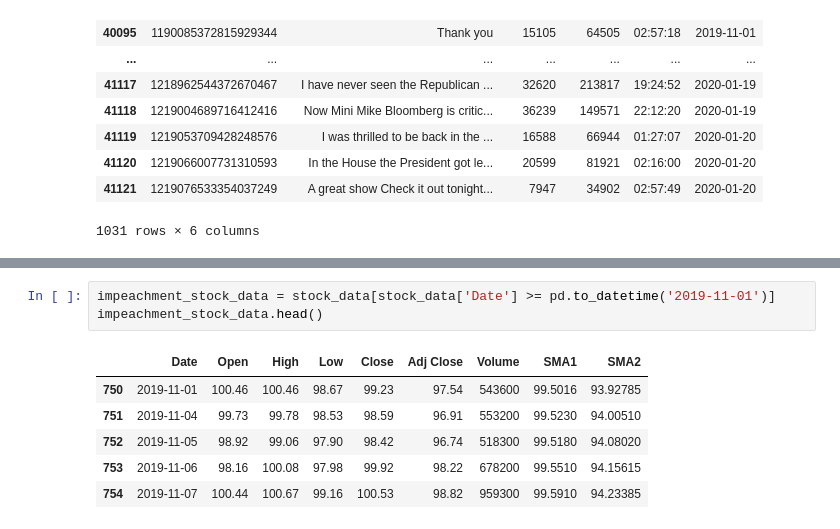
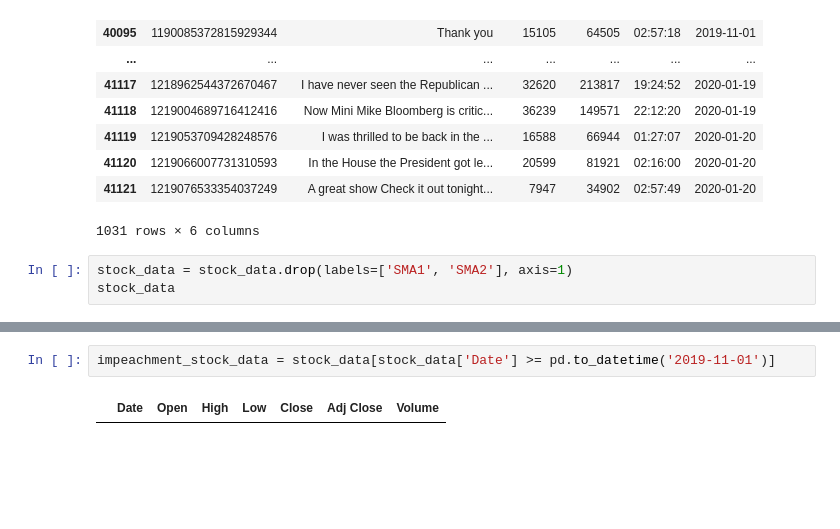
Before and after one commit to cybertraining-dsc/fa20-523-307, a Jupyter notebook: project/Analysis of Financial Markets based on President Trump's Tweets.ipynb, the cells around one changed output, grey strips where cells are left out. Saved outputs shown, nothing was run; the diff lists cells and outputs as text; blank space fills up the shorter version.

Commit message:
Work on adding weekend stock values

```diff
--- a/project/Analysis of Financial Markets based on President Trump's Tweets.ipynb
+++ b/project/Analysis of Financial Markets based on President Trump's Tweets.ipynb
@@ -660,3 +657,6 @@ impeachment_tweets
 | 41120 | 1219066007731310593 | In the House the President got le... | 20599 | 81921 | 02:16:00 | 2020-01-20 |
 | 41121 | 1219076533354037249 | A great show Check it out tonight... | 7947 | 34902 | 02:57:49 | 2020-01-20 |
 1031 rows × 6 columns
+# %%
+stock_data = stock_data.drop(labels=['SMA1', 'SMA2'], axis=1)
+stock_data
@@ -663,10 +677,4 @@ impeachment_tweets
 # %%
 impeachment_stock_data = stock_data[stock_data['Date'] >= pd.to_datetime('2019-11-01')]
-impeachment_stock_data.head()
 # %% [output]
-|  | Date | Open | High | Low | Close | Adj Close | Volume | SMA1 | SMA2 |
-| 750 | 2019-11-01 | 100.46 | 100.46 | 98.67 | 99.23 | 97.54 | 543600 | 99.5016 | 93.92785 |
-| 751 | 2019-11-04 | 99.73 | 99.78 | 98.53 | 98.59 | 96.91 | 553200 | 99.5230 | 94.00510 |
-| 752 | 2019-11-05 | 98.92 | 99.06 | 97.90 | 98.42 | 96.74 | 518300 | 99.5180 | 94.08020 |
-| 753 | 2019-11-06 | 98.16 | 100.08 | 97.98 | 99.92 | 98.22 | 678200 | 99.5510 | 94.15615 |
-| 754 | 2019-11-07 | 100.44 | 100.67 | 99.16 | 100.53 | 98.82 | 959300 | 99.5910 | 94.23385 |
+|  | Date | Open | High | Low | Close | Adj Close | Volume |
```
Also changed, not shown: parts of 9 cells of this notebook.
